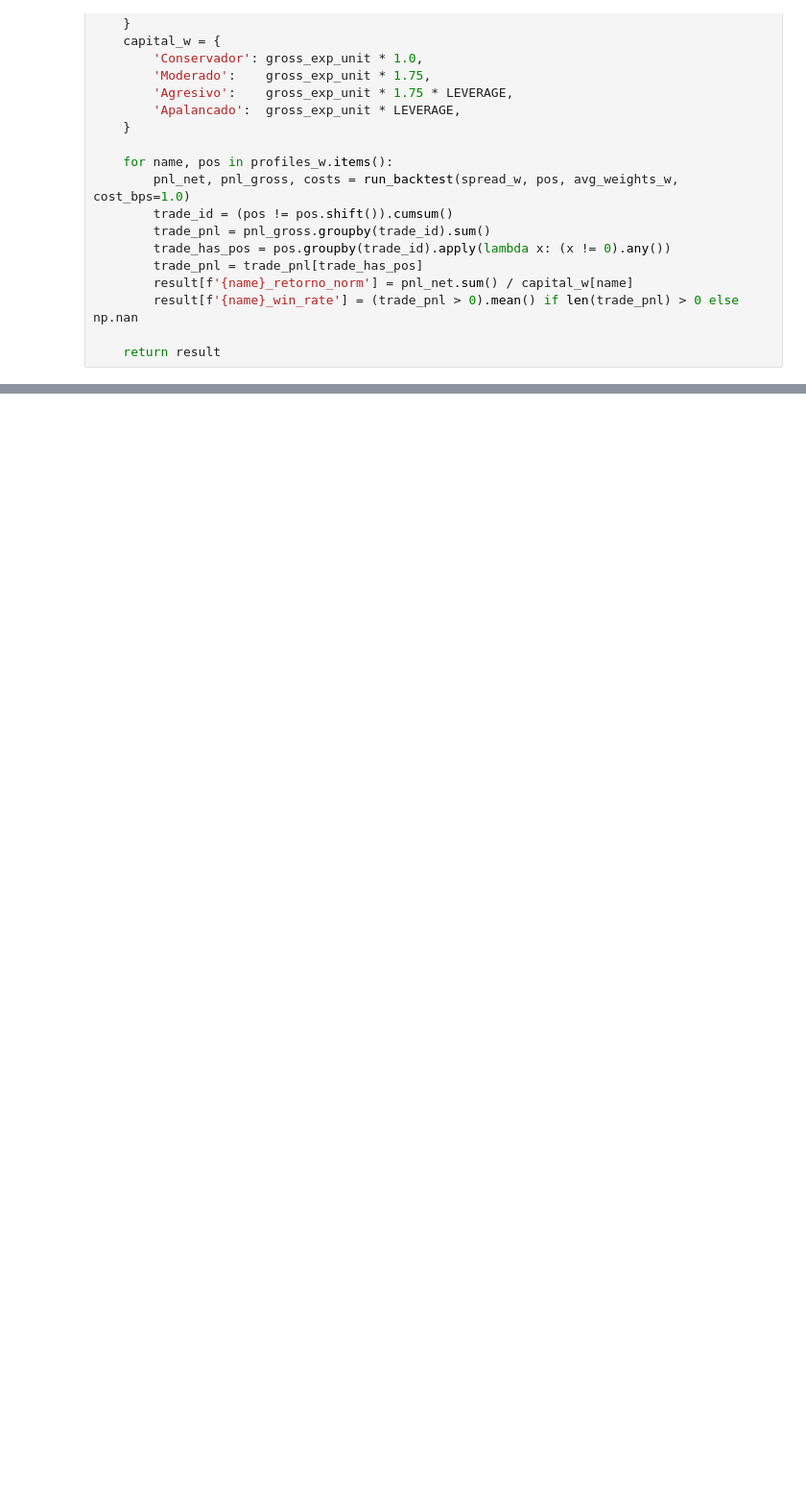
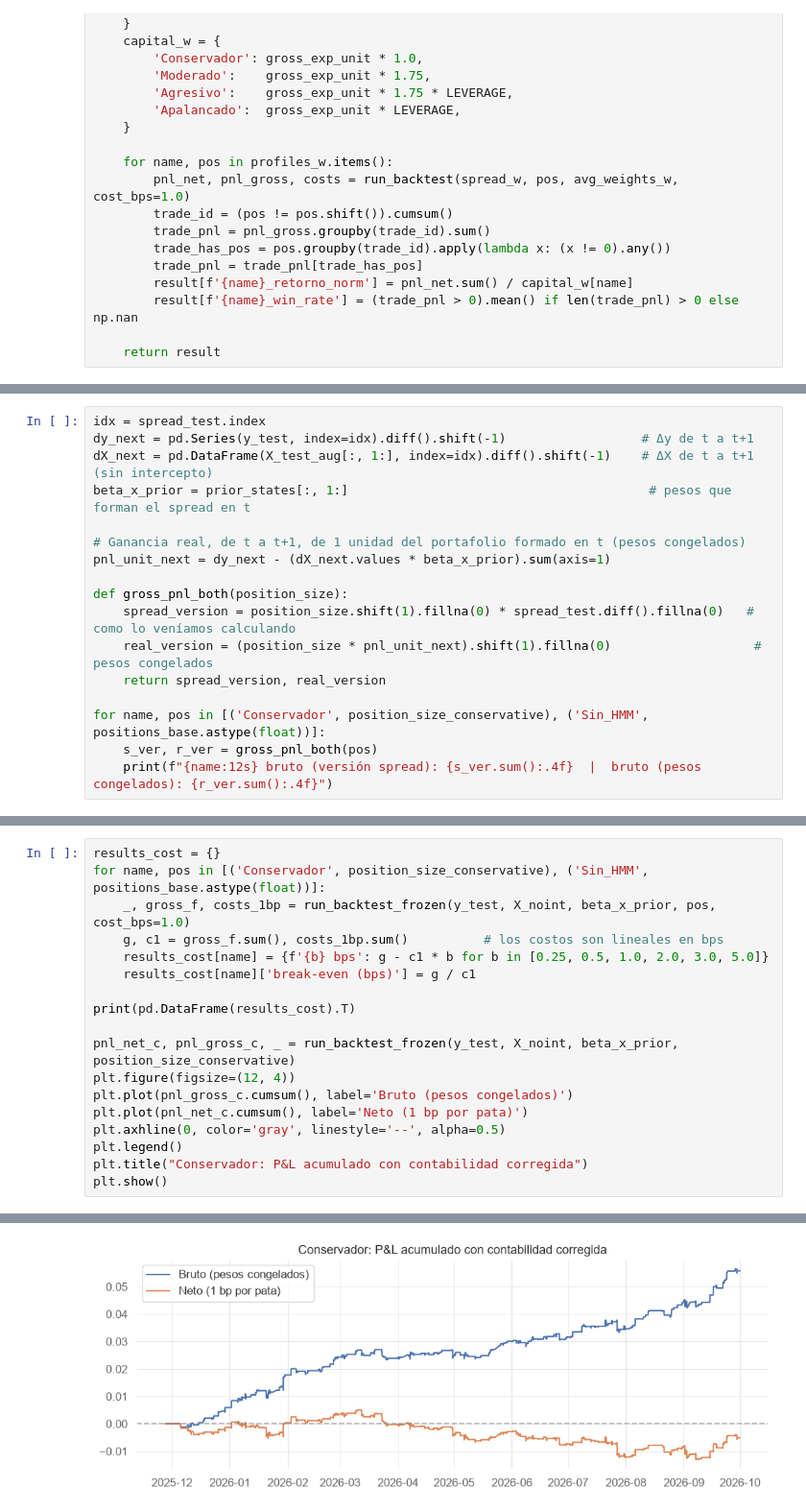
Before and after one commit to SamuOropeza/Investigacion_PCNM, a Jupyter notebook: Perfiles_Riesgo.ipynb, the cells around one changed output, grey strips where cells are left out. Shown at 96% size. Saved outputs shown, nothing was run; the diff lists cells and outputs as text; blank space fills up the shorter version.

```diff
--- a/Perfiles_Riesgo.ipynb
+++ b/Perfiles_Riesgo.ipynb
@@ -943,0 +1103,17 @@ Ventana 11... OK
+# %%
+idx = spread_test.index
+dy_next = pd.Series(y_test, index=idx).diff().shift(-1)                  # Δy de t a t+1
+dX_next = pd.DataFrame(X_test_aug[:, 1:], index=idx).diff().shift(-1)    # ΔX de t a t+1 (sin intercepto)
+beta_x_prior = prior_states[:, 1:]                                        # pesos que forman el spread en t
+
+# Ganancia real, de t a t+1, de 1 unidad del portafolio formado en t (pesos congelados)
+pnl_unit_next = dy_next - (dX_next.values * beta_x_prior).sum(axis=1)
+
+def gross_pnl_both(position_size):
+    spread_version = position_size.shift(1).fillna(0) * spread_test.diff().fillna(0)   # como lo veníamos calculando
+    real_version = (position_size * pnl_unit_next).shift(1).fillna(0)                   # pesos congelados
+    return spread_version, real_version
+
+for name, pos in [('Conservador', position_size_conservative), ('Sin_HMM', positions_base.astype(float))]:
+    s_ver, r_ver = gross_pnl_both(pos)
+    print(f"{name:12s} bruto (versión spread): {s_ver.sum():.4f}  |  bruto (pesos congelados): {r_ver.sum():.4f}")
@@ -943,0 +1156,19 @@ Ventana 11... OK
+# %%
+results_cost = {}
+for name, pos in [('Conservador', position_size_conservative), ('Sin_HMM', positions_base.astype(float))]:
+    _, gross_f, costs_1bp = run_backtest_frozen(y_test, X_noint, beta_x_prior, pos, cost_bps=1.0)
+    g, c1 = gross_f.sum(), costs_1bp.sum()          # los costos son lineales en bps
+    results_cost[name] = {f'{b} bps': g - c1 * b for b in [0.25, 0.5, 1.0, 2.0, 3.0, 5.0]}
+    results_cost[name]['break-even (bps)'] = g / c1
+
+print(pd.DataFrame(results_cost).T)
+
+pnl_net_c, pnl_gross_c, _ = run_backtest_frozen(y_test, X_noint, beta_x_prior, position_size_conservative)
+plt.figure(figsize=(12, 4))
+plt.plot(pnl_gross_c.cumsum(), label='Bruto (pesos congelados)')
+plt.plot(pnl_net_c.cumsum(), label='Neto (1 bp por pata)')
+plt.axhline(0, color='gray', linestyle='--', alpha=0.5)
+plt.legend()
+plt.title("Conservador: P&L acumulado con contabilidad corregida")
+plt.show()
+# %% [output]
@@ -944,3 +1182,4 @@ Ventana 11... OK
+[figure, added]
 # %% [markdown]
 ## Conclusión — Perfiles de Riesgo
 
```
Also changed, not shown: parts of 8 cells of this notebook.
